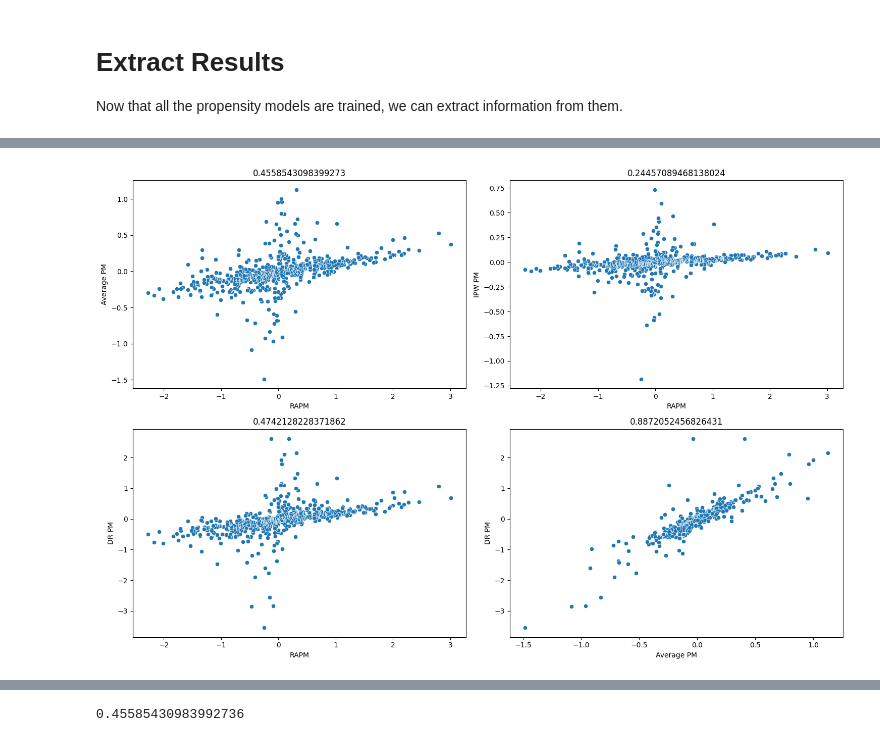
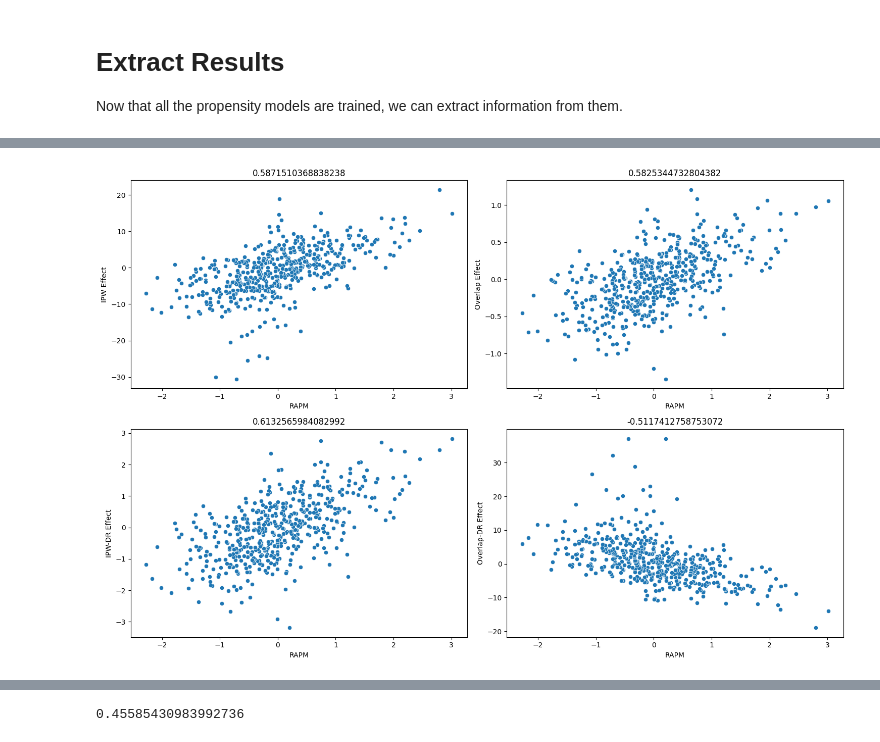
Before and after one commit to DanLeEpicMan/RAPM, a Jupyter notebook: code/analyze/propensity_scores.ipynb, the cells around one changed output, grey strips where cells are left out. Cells and saved outputs as stored; diff of their text form; code cells hidden in the pictures.

```diff
--- a/code/analyze/propensity_scores.ipynb
+++ b/code/analyze/propensity_scores.ipynb
@@ -366,11 +399,13 @@ def get_features(df: pd.DataFrame, /) -> pd.DataFrame:
 prob_models: dict[str, tuple[RandomForestClassifier, pd.DataFrame, pd.Series]] = {
     plr_id: train_prop_model(plr_id, return_plr_data=True)
     for plr_id in plr_id_to_name
+    if box_scores.at[plr_id, 'Min'] >= 48
 }
 # %%
 pm_models = {
-    plr_id: train_pm_estimator(plr_id, return_plr_data=True)
+    plr_id: train_margin_estimator(plr_id, return_plr_data=True)
     for plr_id in plr_id_to_name
+    if box_scores.at[plr_id, 'Min'] >= 48
 }
 # %% [markdown]
 # Extract Results
@@ -385,7 +420,7 @@ probs: dict[str, tuple[np.ndarray, float]] = { # probability that player is on c
     for plr_id, (model, plr_data, plr_target) in prob_models.items()
 }
 # %%
-predicted_pms: dict[str, tuple[tuple[np.ndarray, float], tuple[np.ndarray, float]]] = { # predicted PMs and RMSE of the models
+predicted_marg: dict[str, tuple[tuple[np.ndarray, float], tuple[np.ndarray, float]]] = { # predicted margins and RMSE of the models
     plr_id: (
         (unexposed_model.predict(model_data), -1 * exposed_model.best_score_),
         (exposed_model.predict(model_data), -1 * unexposed_model.best_score_)
@@ -547,28 +614,32 @@ for plr_id, model_stuff in prob_models.items():
 # %%
 # add the data to existing results
-results = pd.read_csv('../../results/ryurko_results.csv', index_col=0, dtype={'Player ID': str})
-results['IPW PM'] = np.empty(len(results))
-results['Overlap PM'] = np.empty(len(results))
-results['DR PM'] = np.empty(len(results))
+results = pd.read_csv('../../results/ryurko_results.csv', index_col='Player ID', dtype={'Player ID': str})
+results['IPW Effect'] = np.empty(len(results))
+results['Overlap Effect'] = np.empty(len(results))
+results['IPW-DR Effect'] = np.empty(len(results))
+results['Overlap-DR Effect'] = np.empty(len(results))
+results['Minutes'] = np.empty(len(results))
 
 for plr_id, plr_ipw in ipw_estimators.items():
-    results.loc[results['Player ID'] == plr_id, 'IPW PM'] = plr_ipw
-    results.loc[results['Player ID'] == plr_id, 'Overlap PM'] = overlap_estimators[plr_id]
-    results.loc[results['Player ID'] == plr_id, 'DR PM'] = dr_estimators[plr_id]
+    results.at[plr_id, 'IPW Effect'] = plr_ipw
+    results.at[plr_id, 'Overlap Effect'] = overlap_estimators[plr_id]
+    results.at[plr_id, 'IPW-DR Effect'] = ipw_dr_estimators[plr_id]
+    results.at[plr_id, 'Overlap-DR Effect'] = odr_estimators[plr_id]
+    results.at[plr_id, 'Minutes'] = box_scores.at[plr_id, 'Min']
 
 results.to_csv('../../results/ryurko_results.csv')
 # %%
-bools = results['RAPM'].abs() >= 0
+bools = results['Minutes'] >= 48
 
 fig, ax = plt.subplots(2, 2, figsize=(15, 10))
 
-sns.scatterplot(results[bools], x='RAPM', y='Average PM', ax=ax[0, 0]).set_title(results.loc[bools, 'RAPM'].corr(results.loc[bools, 'Average PM']))
-sns.scatterplot(results[bools], x='RAPM', y='IPW PM', ax=ax[0, 1]).set_title(results.loc[bools, 'RAPM'].corr(results.loc[bools, 'IPW PM']))
-sns.scatterplot(results[bools], x='RAPM', y='DR PM', ax=ax[1, 0]).set_title(results.loc[bools, 'RAPM'].corr(results.loc[bools, 'DR PM']))
-sns.scatterplot(results[bools], x='Average PM', y='DR PM', ax=ax[1, 1]).set_title(results.loc[bools, 'Average PM'].corr(results.loc[bools, 'DR PM']))
+sns.scatterplot(results[bools], x='RAPM', y='IPW Effect', ax=ax[0, 0]).set_title(results.loc[bools, 'RAPM'].corr(results.loc[bools, 'IPW Effect']))
+sns.scatterplot(results[bools], x='RAPM', y='Overlap Effect', ax=ax[0, 1]).set_title(results.loc[bools, 'RAPM'].corr(results.loc[bools, 'Overlap Effect']))
+sns.scatterplot(results[bools], x='RAPM', y='IPW-DR Effect', ax=ax[1, 0]).set_title(results.loc[bools, 'RAPM'].corr(results.loc[bools, 'IPW-DR Effect']))
+sns.scatterplot(results[bools], x='RAPM', y='Overlap-DR Effect', ax=ax[1, 1]).set_title(results.loc[bools, 'RAPM'].corr(results.loc[bools, 'Overlap-DR Effect']))
 
 
 fig.tight_layout()
 fig.show()
 # %% [output]
-[figure, old version]
+[figure, new version]
```
Also changed, not shown: parts of 42 cells of this notebook, 12 other files.
